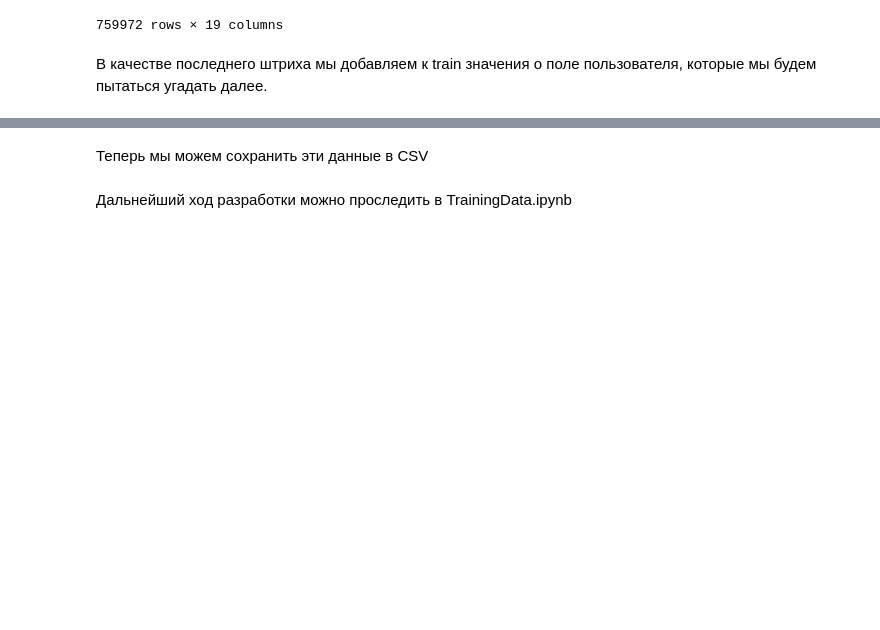
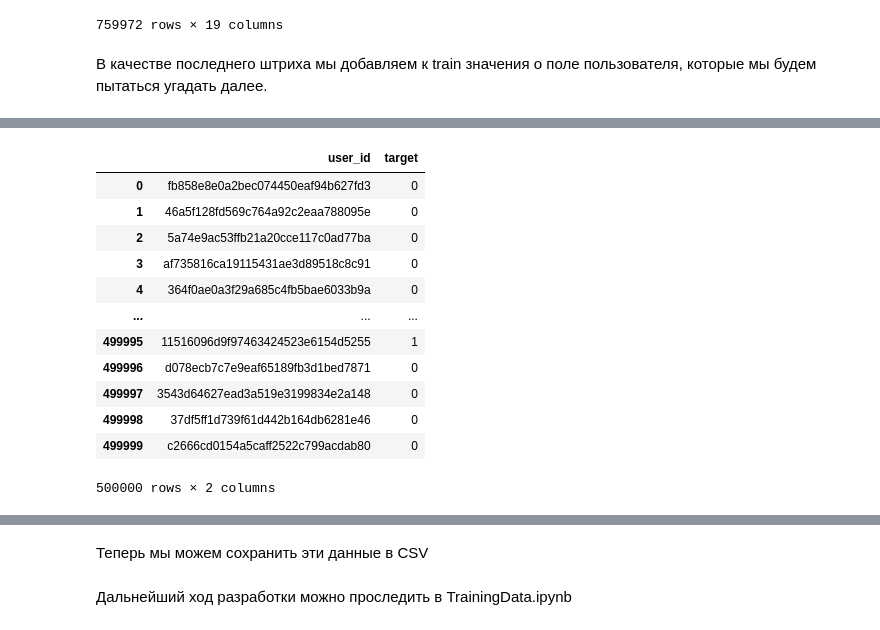
Before and after one commit to geniusLAT/factoryPractice, a Jupyter notebook: src/PreparingData1.ipynb, the cells around one changed output, grey strips where cells are left out. Saved outputs shown, nothing was run; the diff lists cells and outputs as text; code cells hidden in the pictures; blank space fills up the shorter version.

```diff
--- a/src/PreparingData1.ipynb
+++ b/src/PreparingData1.ipynb
@@ -192,0 +181,16 @@ train_df_to_save
+# %%
+train_labels_csv
+# %% [output]
+|  | user_id | target |
+| 0 | fb858e8e0a2bec074450eaf94b627fd3 | 0 |
+| 1 | 46a5f128fd569c764a92c2eaa788095e | 0 |
+| 2 | 5a74e9ac53ffb21a20cce117c0ad77ba | 0 |
+| 3 | af735816ca19115431ae3d89518c8c91 | 0 |
+| 4 | 364f0ae0a3f29a685c4fb5bae6033b9a | 0 |
+| ... | ... | ... |
+| 499995 | 11516096d9f97463424523e6154d5255 | 1 |
+| 499996 | d078ecb7c7e9eaf65189fb3d1bed7871 | 0 |
+| 499997 | 3543d64627ead3a519e3199834e2a148 | 0 |
+| 499998 | 37df5ff1d739f61d442b164db6281e46 | 0 |
+| 499999 | c2666cd0154a5caff2522c799acdab80 | 0 |
+500000 rows × 2 columns
```
Also changed, not shown: parts of 3 cells of this notebook, 1 other file.
